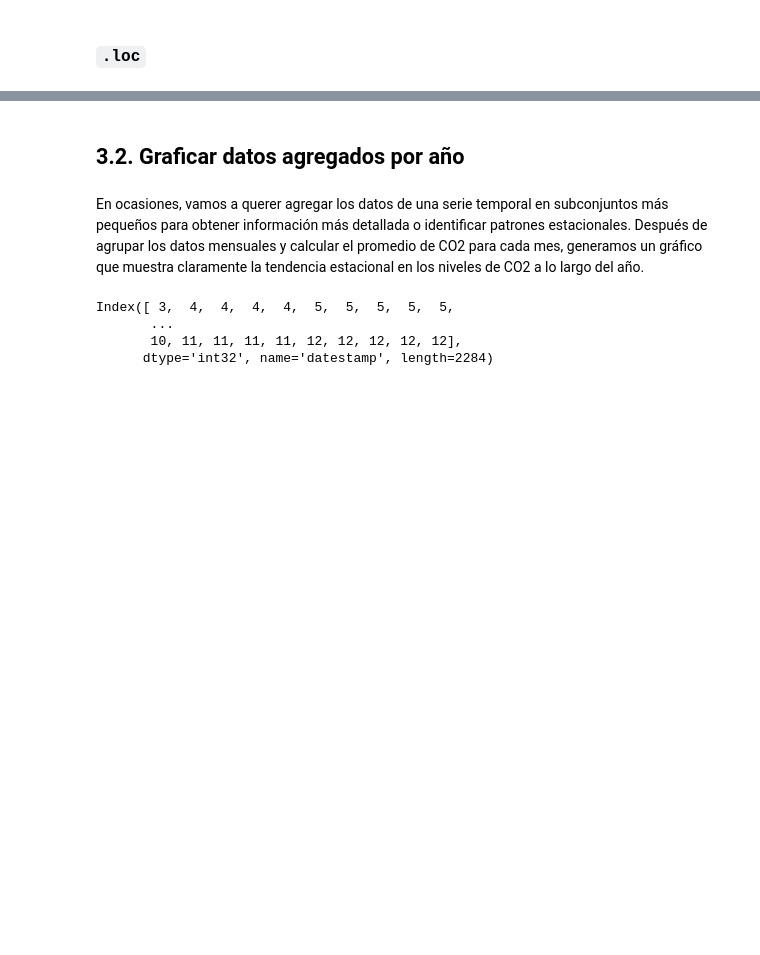
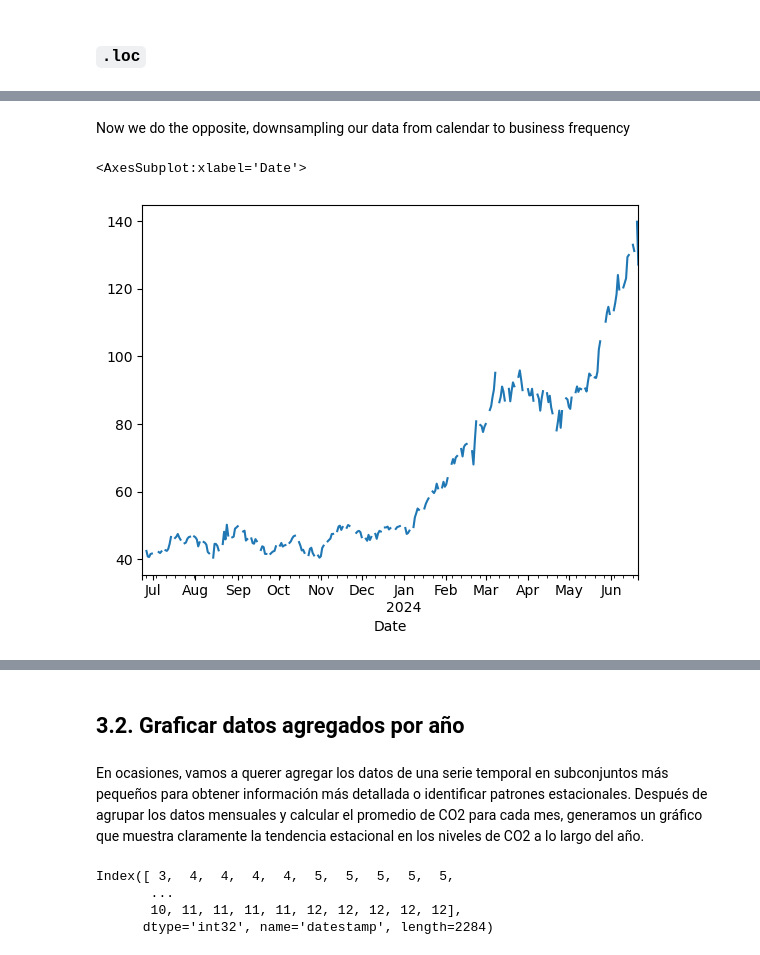
Before and after one commit to estcab00/timeseries-python, a Jupyter notebook: Session/Session 1 - Introduction to time series.ipynb, the cells around one changed output, grey strips where cells are left out. Cells and saved outputs as stored; diff of their text form; code cells hidden in the pictures; blank space fills up the shorter version.

```diff
--- a/Session/Session 1 - Introduction to time series.ipynb
+++ b/Session/Session 1 - Introduction to time series.ipynb
@@ -668,17 +471,0 @@ plt.show()
-# %%
-# We can also highlight horizontally from one value to another
-plt.style.use('default')
-
-ax = nineteen_eighty.plot()
-
-ax.set_xlabel('Meses')
-
-ax.set_ylabel('Cantidad de CO2 en la atmósfera')
-
-ax.set_title('Emisión de CO2 durante 1980')
-
-ax.axhspan(335, 336, color = 'orange', alpha = 0.5)
-
-ax.axhspan(338, 337, color = 'green', alpha = 0.3)
-
-plt.show()
@@ -833,0 +653,3 @@ plt.show()
+# %%
+NVDA_daily = NVDA.asfreq('D') # Change to calendar day frequency
+NVDA_daily.head()
@@ -833,0 +691,7 @@ plt.show()
+# %% [markdown]
+Now we do the opposite, downsampling our data from calendar to business frequency
+# %%
+NVDA_daily.Open.plot() # We observe multiple missing data points
+# %% [output]
+<AxesSubplot:xlabel='Date'>
+[figure, added]
```
Also changed, not shown: parts of 108 cells of this notebook, 1 other file.
